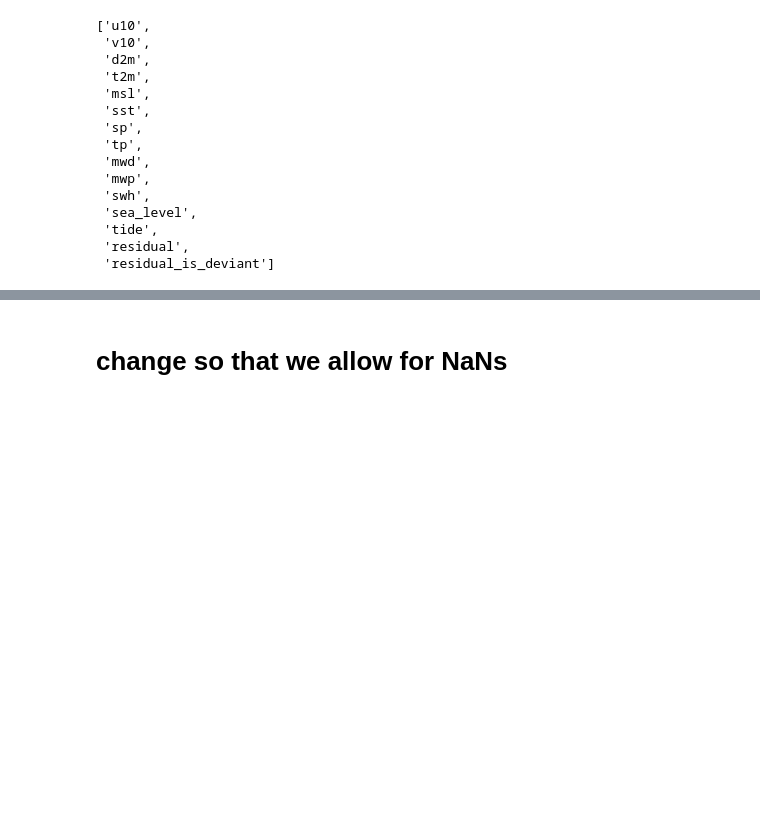
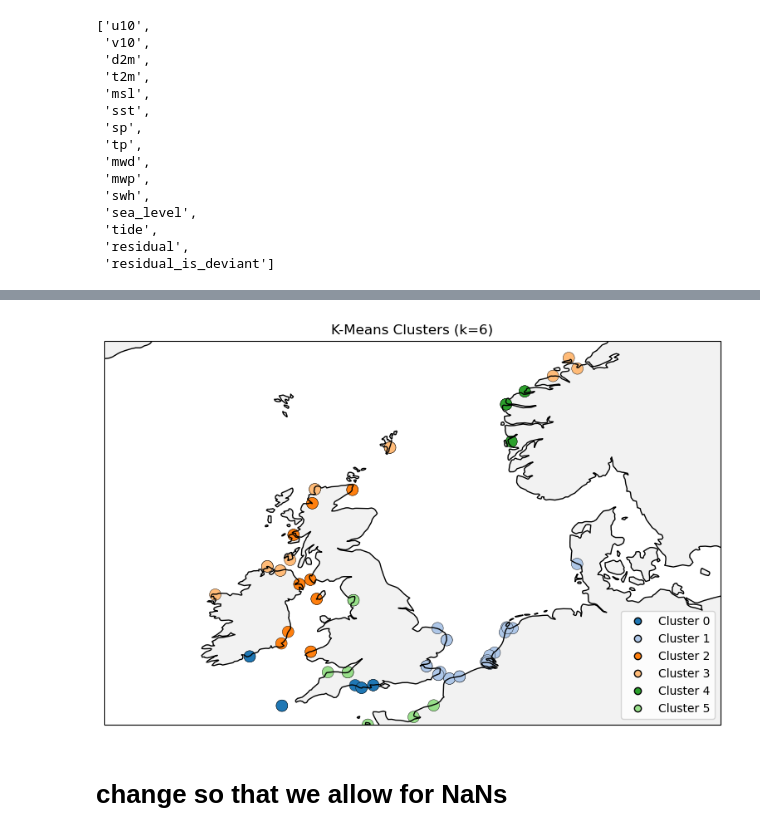
Before and after one commit to lisanneblok/ESL, a Jupyter notebook: notebooks/1_data_prep/cluster_atmosph.ipynb, the cells around one changed output, grey strips where cells are left out. Saved outputs shown, nothing was run; the diff lists cells and outputs as text; code cells hidden in the pictures; blank space fills up the shorter version.

```diff
--- a/notebooks/1_data_prep/cluster_atmosph.ipynb
+++ b/notebooks/1_data_prep/cluster_atmosph.ipynb
@@ -348,0 +581,19 @@ list(ds.keys())
+# %%
+from sklearn.cluster import KMeans
+
+# Standardize
+scaler = StandardScaler()
+Xk = scaler.fit_transform(features[mask])
+
+# Choose number of clusters manually (change this if you want auto selection)
+n_clusters = 6  # <-- You choose
+
+kmeans = KMeans(n_clusters=n_clusters, n_init=50, random_state=42)
+labels_used = kmeans.fit_predict(Xk)   # clustering only on valid stations
+
+# Map cluster labels back to full station list (NaN where station dropped)
+labels_full = np.full(n_stations, np.nan)
+labels_full[mask] = labels_used
+
+# Attach to DataFrame for easy export
+features_df["cluster"] = labels_full
@@ -349,2 +711,40 @@ list(ds.keys())
+# %%
+import cartopy.crs as ccrs
+import cartopy.feature as cfeature
+import matplotlib.pyplot as plt
+from matplotlib.colors import ListedColormap
+
+def map_clusters(lon, lat, labels, title="Station Clusters"):
+    valid = np.isfinite(lon) & np.isfinite(lat) & np.isfinite(labels)
+    labs = labels[valid].astype(int)
+    uniq = np.unique(labs)
+
+    cmap = ListedColormap(plt.get_cmap("tab20").colors[:len(uniq)])
+
+    fig = plt.figure(figsize=(12,6))
+    ax = plt.axes(projection=ccrs.Robinson())
+    ax.set_global()
+    ax.coastlines()
+    ax.add_feature(cfeature.LAND, facecolor="0.95")
+    ax.add_feature(cfeature.OCEAN, facecolor="white")
+
+    sc = ax.scatter(lon[valid], lat[valid], c=labs, cmap=cmap,
+                    transform=ccrs.PlateCarree(), s=100, edgecolor='k', linewidth=0.3)
+
+    # Legend
+    handles = [plt.Line2D([0],[0], marker='o', linestyle='',
+                          markerfacecolor=cmap(i), markeredgecolor='k', label=f"Cluster {c}")
+               for i, c in enumerate(uniq)]
+    ax.legend(handles=handles, loc="lower right")
+    ax.set_extent([lon.min()-5,lon.max()+5, lat.min(),(lat.max())])
+    ax.set_title(title)
+    plt.show()
+
+# Get station coordinates
+lon, lat = get_station_coords(ds)
+
+map_clusters(lon, lat, labels_full, title=f"K-Means Clusters (k={n_clusters})")
+# %% [output]
+[figure, added]
 # %% [markdown]
 # change so that we allow for NaNs
```
Also changed, not shown: parts of 13 cells of this notebook, 5 other files.
